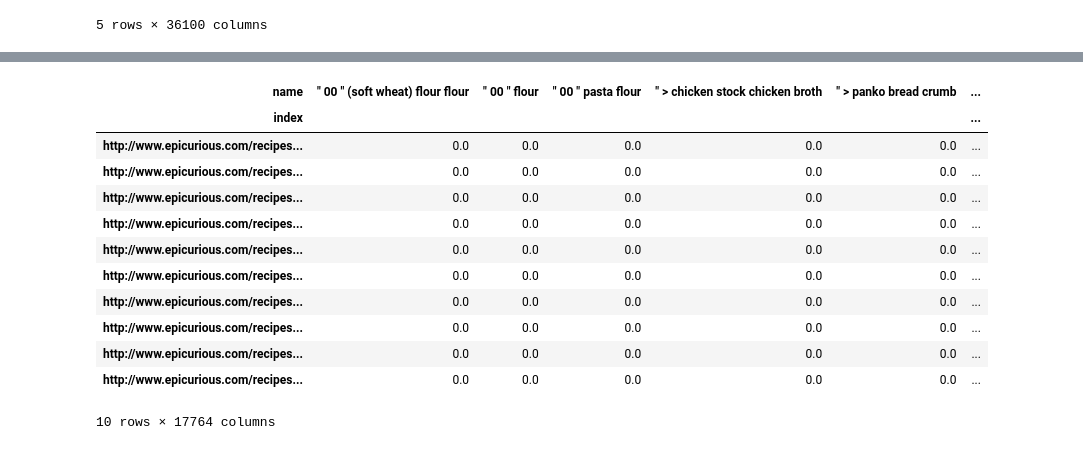
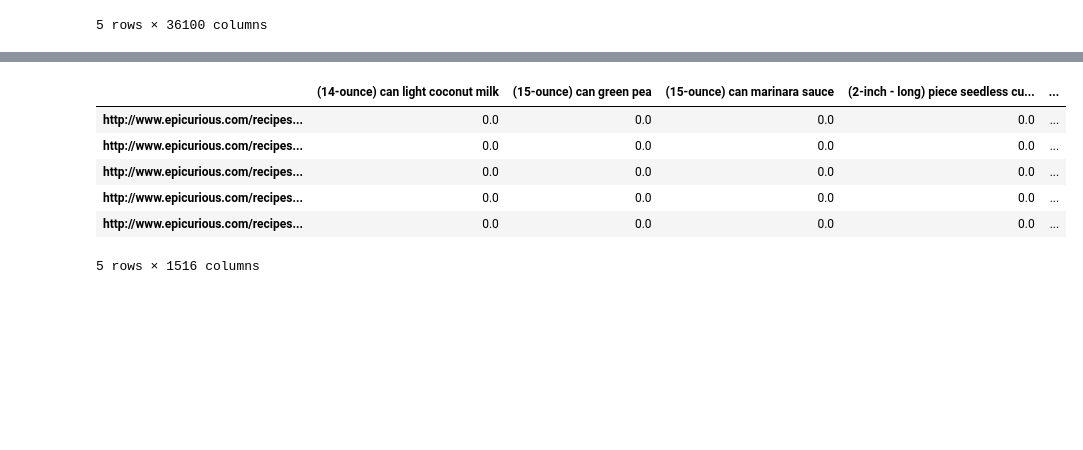
Before and after one commit to Sisyphus192/deep-dishes, a Jupyter notebook: notebooks/Parse Data.ipynb, the cells around one changed output, grey strips where cells are left out. Drawn from its saved outputs; the diff is of its cells as text; code cells hidden in the pictures; blank space fills up the shorter version.

```diff
--- a/notebooks/Parse Data.ipynb
+++ b/notebooks/Parse Data.ipynb
@@ -220,2 +227,3 @@ y_pred = crf.predict(crf_predict_features.values)
 # %%
-trans_df["ingredient"] = trans_df["ingredient"].apply(lambda doc: [token.lemma_ for token in doc])
+epi_ingredients["input"] = epi_ingredients["input"].apply(lambda doc: [token.lemma_ for token in doc])
+epi_ingredients.head()
@@ -249,7 +255,7 @@ def smartJoin(words):
     return input
 
 
-def format_ingredient_output(tokens, tags, index, title, display=False):
+def format_ingredient_output(tokens, tags, display=False):
     """Formats the tagger output into a more convenient dictionary"""
     data = [{}]
     display = [[]]
@@ -292,12 +298,8 @@ def format_ingredient_output(tokens, tags, index, title, display=False):
     for i, v in enumerate(output):
         output[i]["input"] = smartJoin(
             [" ".join(tokens) for k, tokens in display[i]])
-    try:
-        output[-1]['index'] = index
-        output[-1]['title'] = title
-    except IndexError:
-        print(tokens, tags, index, title)
-    return output
 
-format_ingredient_output(trans_df["ingredient"].values[0], y_pred[0], '0', 'bob')
+    return output[0]
+
+format_ingredient_output(epi_ingredients["input"].values[0], epi_ingredients["predicted"].values[0])
 # %% [output]
@@ -369,0 +310,5 @@ ingredient_df.head(20)
+# %%
+parsed = epi_ingredients.apply(lambda x: format_ingredient_output(x.input, x.predicted), axis=1)
+parsed.index
+epi_ingredients = pd.DataFrame(parsed.tolist(), index=parsed.index)
+epi_ingredients.head()
@@ -379,6 +331,6 @@ def qty2Decimal(qty):
         qty = np.nan
 
     return qty
-ingredient_df["qty"] = ingredient_df["qty"].apply(lambda x: qty2Decimal(x))
+epi_ingredients["qty"] = epi_ingredients["qty"].apply(lambda x: qty2Decimal(x))
 # %%
 # Now we convert as many units as possible to metric
@@ -441,23 +392,20 @@ ingredient_df.head(10)
 # %%
-recipe_df = ingredient_df.pivot_table(
-    index="index", columns="name", values="qty", aggfunc=np.mean
+epi_vec = epi_ingredients.pivot_table(
+    index=epi_ingredients.index, columns="name", values="qty", aggfunc=np.mean
 )
-recipe_df.fillna(0, inplace=True)
-recipe_df.head(10)
+epi_vec = epi_vec.join(epi_data[["avg_rating", "best_rating", "worst_rating", "prepare_again_rating",
+                                    "num_reviews", "total_time", "tags", "title"]])
+
+epi_vec.fillna(0, inplace=True)
+epi_vec.head()
 # %% [output]
-| name | " 00 " (soft wheat) flour flour | " 00 " flour | " 00 " pasta flour | " > chicken stock chicken broth | " > panko bread crumb | ... |
-| index |  |  |  |  |  | ... |
-| http://www.epicurious.com/recipes... | 0.0 | 0.0 | 0.0 | 0.0 | 0.0 | ... |
-| http://www.epicurious.com/recipes... | 0.0 | 0.0 | 0.0 | 0.0 | 0.0 | ... |
-| http://www.epicurious.com/recipes... | 0.0 | 0.0 | 0.0 | 0.0 | 0.0 | ... |
-| http://www.epicurious.com/recipes... | 0.0 | 0.0 | 0.0 | 0.0 | 0.0 | ... |
-| http://www.epicurious.com/recipes... | 0.0 | 0.0 | 0.0 | 0.0 | 0.0 | ... |
-| http://www.epicurious.com/recipes... | 0.0 | 0.0 | 0.0 | 0.0 | 0.0 | ... |
-| http://www.epicurious.com/recipes... | 0.0 | 0.0 | 0.0 | 0.0 | 0.0 | ... |
-| http://www.epicurious.com/recipes... | 0.0 | 0.0 | 0.0 | 0.0 | 0.0 | ... |
-| http://www.epicurious.com/recipes... | 0.0 | 0.0 | 0.0 | 0.0 | 0.0 | ... |
-| http://www.epicurious.com/recipes... | 0.0 | 0.0 | 0.0 | 0.0 | 0.0 | ... |
+|  | (14-ounce) can light coconut milk | (15-ounce) can green pea | (15-ounce) can marinara sauce | (2-inch - long) piece seedless cu... | ... |
+| http://www.epicurious.com/recipes... | 0.0 | 0.0 | 0.0 | 0.0 | ... |
+| http://www.epicurious.com/recipes... | 0.0 | 0.0 | 0.0 | 0.0 | ... |
+| http://www.epicurious.com/recipes... | 0.0 | 0.0 | 0.0 | 0.0 | ... |
+| http://www.epicurious.com/recipes... | 0.0 | 0.0 | 0.0 | 0.0 | ... |
+| http://www.epicurious.com/recipes... | 0.0 | 0.0 | 0.0 | 0.0 | ... |
-10 rows × 17764 columns
+5 rows × 1516 columns
 # %%
 # Let's save our dataframe so we can look at it without having to reload and recompute everything later.
 # pickle is much faster than csv
```
Also changed, not shown: parts of 35 cells of this notebook, 5 other files.
